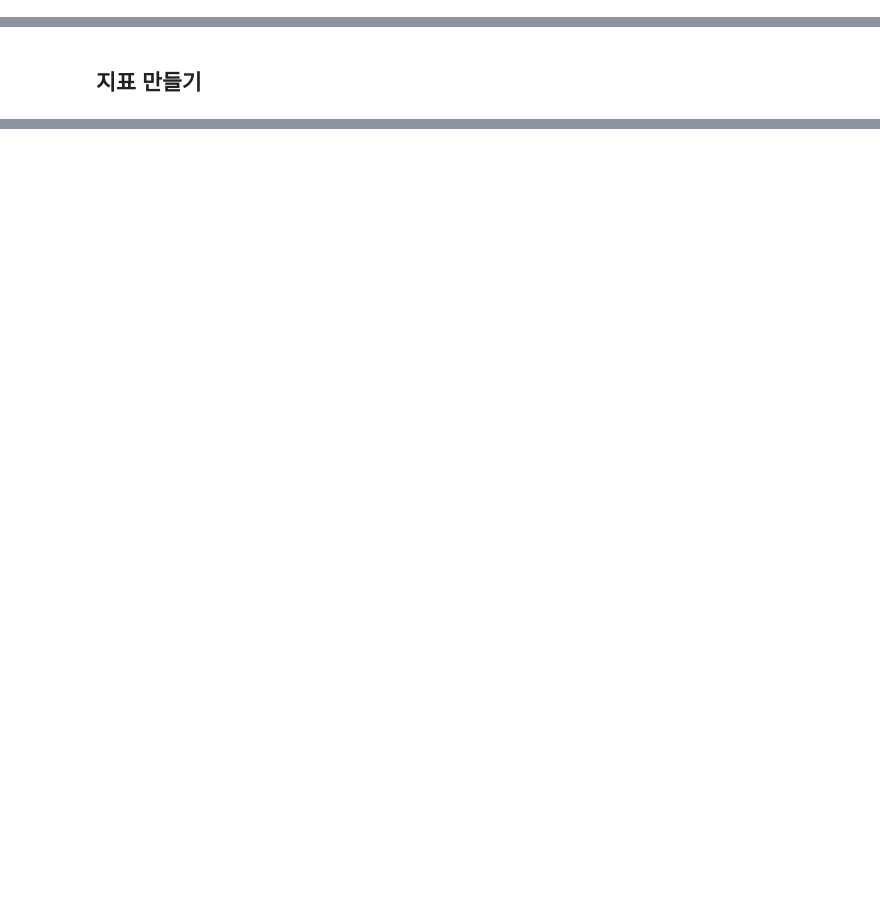
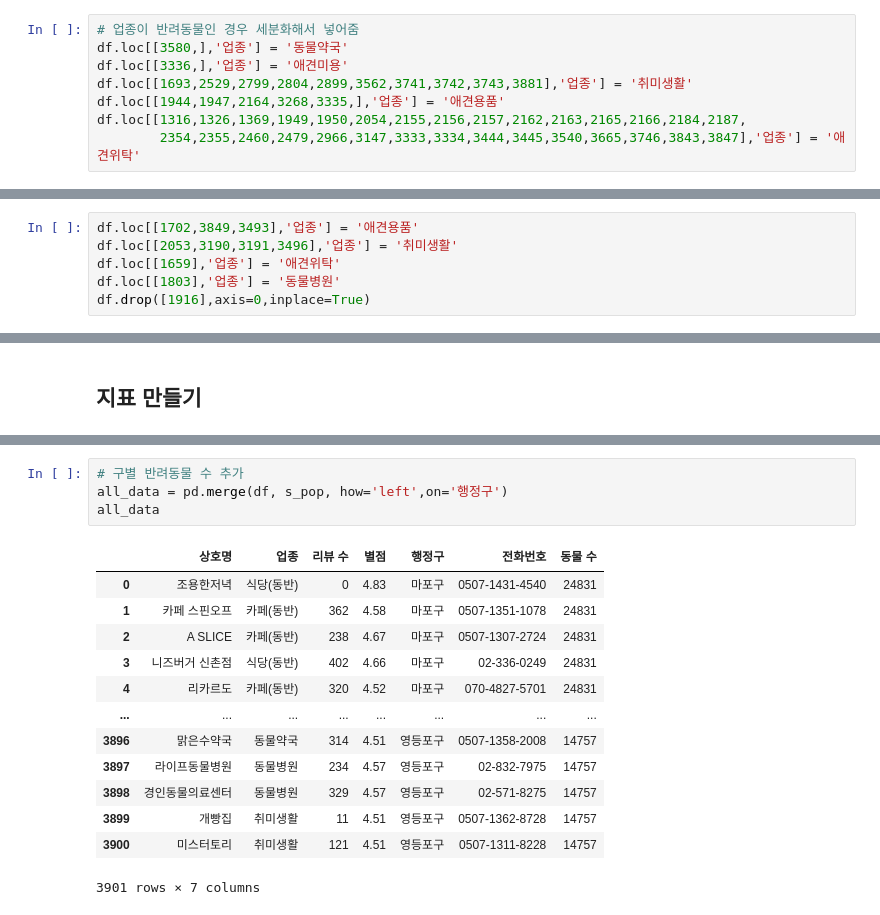
Before and after one commit to ev1025/happy_dog_map, a Jupyter notebook: 전처리.ipynb, the cells around one changed output, grey strips where cells are left out. Cells and saved outputs as stored; diff of their text form; blank space fills up the shorter version.

```diff
--- a/전처리.ipynb
+++ b/전처리.ipynb
@@ -166,3 +141,11 @@ df.loc[[1751, 1761],'업종'] = '주인취미'
+# %%
+# 업종이 반려동물인 경우 세분화해서 넣어줌
+df.loc[[3580,],'업종'] = '동물약국'
+df.loc[[3336,],'업종'] = '애견미용'
+df.loc[[1693,2529,2799,2804,2899,3562,3741,3742,3743,3881],'업종'] = '취미생활'
+df.loc[[1944,1947,2164,3268,3335,],'업종'] = '애견용품'
+df.loc[[1316,1326,1369,1949,1950,2054,2155,2156,2157,2162,2163,2165,2166,2184,2187,
+        2354,2355,2460,2479,2966,3147,3333,3334,3444,3445,3540,3665,3746,3843,3847],'업종'] = '애견위탁'
 # %%
 df[df['업종']=='반려동물']
 # %% [output]
@@ -174,0 +164,6 @@ array(['식당(동반)', '카페(동반)', '주인취미', '애견카페', '애
+# %%
+df.loc[[1702,3849,3493],'업종'] = '애견용품'
+df.loc[[2053,3190,3191,3496],'업종'] = '취미생활'
+df.loc[[1659],'업종'] = '애견위탁'
+df.loc[[1803],'업종'] = '동물병원'
+df.drop([1916],axis=0,inplace=True)
@@ -212,0 +280,18 @@ df[df['별점']==0]
+# %%
+# 구별 반려동물 수 추가
+all_data = pd.merge(df, s_pop, how='left',on='행정구')
+all_data
+# %% [output]
+|  | 상호명 | 업종 | 리뷰 수 | 별점 | 행정구 | 전화번호 | 동물 수 |
+| 0 | 조용한저녁 | 식당(동반) | 0 | 4.83 | 마포구 | 0507-1431-4540 | 24831 |
+| 1 | 카페 스핀오프 | 카페(동반) | 362 | 4.58 | 마포구 | 0507-1351-1078 | 24831 |
+| 2 | A SLICE | 카페(동반) | 238 | 4.67 | 마포구 | 0507-1307-2724 | 24831 |
+| 3 | 니즈버거 신촌점 | 식당(동반) | 402 | 4.66 | 마포구 | 02-336-0249 | 24831 |
+| 4 | 리카르도 | 카페(동반) | 320 | 4.52 | 마포구 | 070-4827-5701 | 24831 |
+| ... | ... | ... | ... | ... | ... | ... | ... |
+| 3896 | 맑은수약국 | 동물약국 | 314 | 4.51 | 영등포구 | 0507-1358-2008 | 14757 |
+| 3897 | 라이프동물병원 | 동물병원 | 234 | 4.57 | 영등포구 | 02-832-7975 | 14757 |
+| 3898 | 경인동물의료센터 | 동물병원 | 329 | 4.57 | 영등포구 | 02-571-8275 | 14757 |
+| 3899 | 개빵집 | 취미생활 | 11 | 4.51 | 영등포구 | 0507-1362-8728 | 14757 |
+| 3900 | 미스터토리 | 취미생활 | 121 | 4.51 | 영등포구 | 0507-1311-8228 | 14757 |
+3901 rows × 7 columns
```
Also changed, not shown: parts of 42 cells of this notebook.
